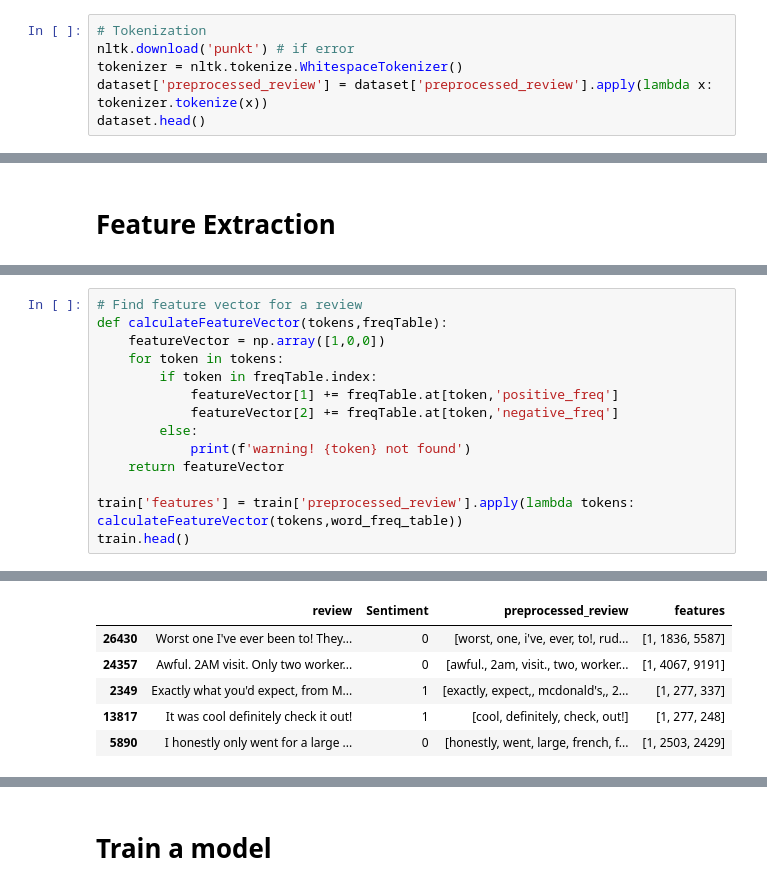
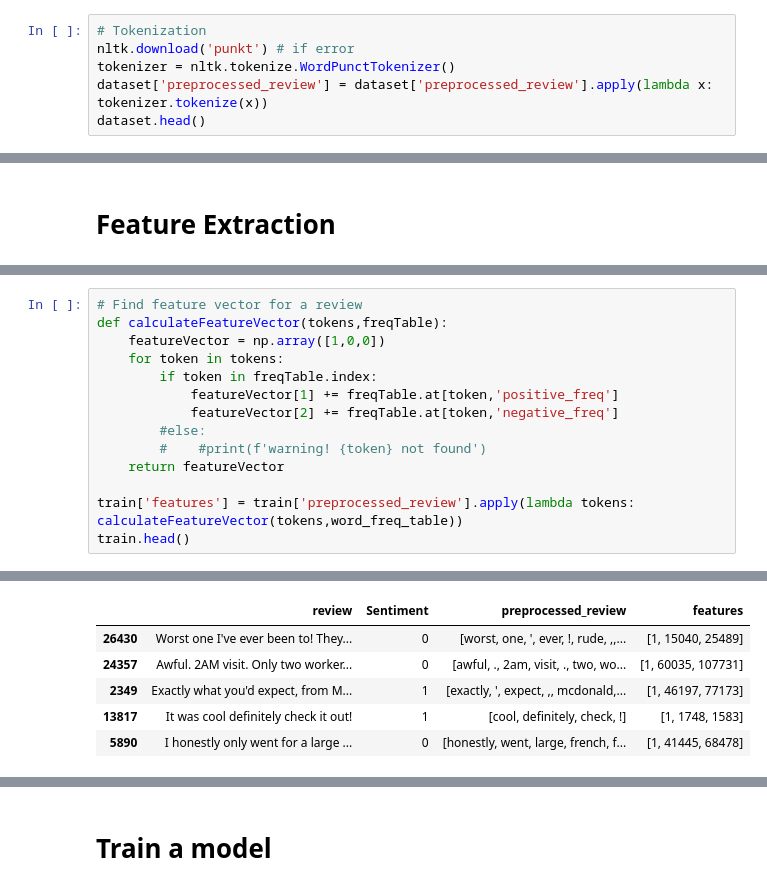
Before and after one commit to jatinkatyal/NaturalLanguage, a Jupyter notebook: SentimentAnalysis/Binary Classification of Sentiment for McDonald Reviews.ipynb, the cells around one changed output, grey strips where cells are left out. Saved outputs shown, nothing was run; the diff lists cells and outputs as text.

```diff
--- a/SentimentAnalysis/Binary Classification of Sentiment for McDonald Reviews.ipynb
+++ b/SentimentAnalysis/Binary Classification of Sentiment for McDonald Reviews.ipynb
@@ -126,7 +130,7 @@ dataset.head()
 # %%
 # Tokenization
 nltk.download('punkt') # if error
-tokenizer = nltk.tokenize.WhitespaceTokenizer()
+tokenizer = nltk.tokenize.WordPunctTokenizer()
 dataset['preprocessed_review'] = dataset['preprocessed_review'].apply(lambda x: tokenizer.tokenize(x))
 dataset.head()
 # %% [output]
@@ -251,8 +255,8 @@ def calculateFeatureVector(tokens,freqTable):
         if token in freqTable.index:
             featureVector[1] += freqTable.at[token,'positive_freq']
             featureVector[2] += freqTable.at[token,'negative_freq']
-        else:
-            print(f'warning! {token} not found')
+        #else:
+        #    #print(f'warning! {token} not found')
     return featureVector
 
 train['features'] = train['preprocessed_review'].apply(lambda tokens: calculateFeatureVector(tokens,word_freq_table))
@@ -262,9 +265,9 @@ warning! nan not found
 |  | review | Sentiment | preprocessed_review | features |
-| 26430 | Worst one I've ever been to! They... | 0 | [worst, one, i've, ever, to!, rud... | [1, 1836, 5587] |
-| 24357 | Awful. 2AM visit. Only two worker... | 0 | [awful., 2am, visit., two, worker... | [1, 4067, 9191] |
-| 2349 | Exactly what you'd expect, from M... | 1 | [exactly, expect,, mcdonald's,, 2... | [1, 277, 337] |
-| 13817 | It was cool definitely check it out! | 1 | [cool, definitely, check, out!] | [1, 277, 248] |
-| 5890 | I honestly only went for a large ... | 0 | [honestly, went, large, french, f... | [1, 2503, 2429] |
+| 26430 | Worst one I've ever been to! They... | 0 | [worst, one, ', ever, !, rude, ,,... | [1, 15040, 25489] |
+| 24357 | Awful. 2AM visit. Only two worker... | 0 | [awful, ., 2am, visit, ., two, wo... | [1, 60035, 107731] |
+| 2349 | Exactly what you'd expect, from M... | 1 | [exactly, ', expect, ,, mcdonald,... | [1, 46197, 77173] |
+| 13817 | It was cool definitely check it out! | 1 | [cool, definitely, check, !] | [1, 1748, 1583] |
+| 5890 | I honestly only went for a large ... | 0 | [honestly, went, large, french, f... | [1, 41445, 68478] |
 # %%
 pos_vis_data = np.stack(train[train['Sentiment']==1]['features'])[:,1:]
 neg_vis_data = np.stack(train[train['Sentiment']==0]['features'])[:,1:]
```
Also changed, not shown: parts of 14 cells of this notebook.
